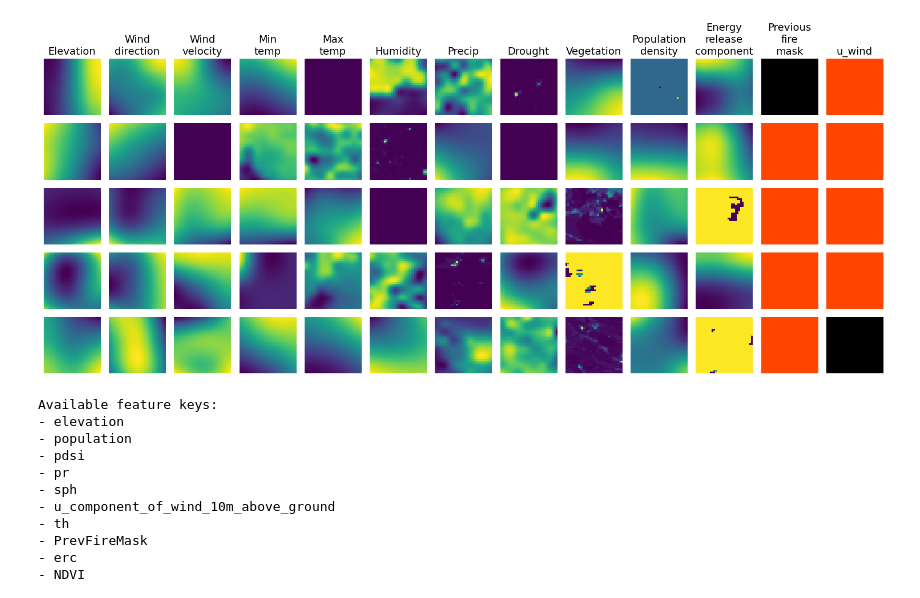
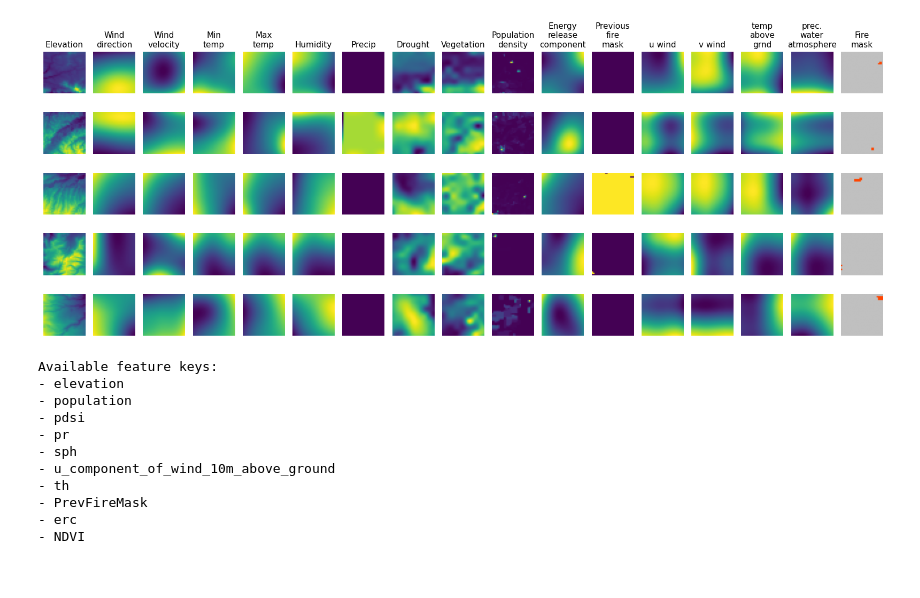
Before and after one commit to szeng7/cvse-wildfire, a Jupyter notebook: test.ipynb, the cells around one changed output. Drawn from its saved outputs; the diff is of its cells as text; code cells hidden in the pictures; blank space fills up the shorter version.

```diff
--- a/test.ipynb
+++ b/test.ipynb
@@ -332,47 +373,59 @@ TensorShape([100, 32, 32, 12])
 # %%
+import matplotlib.pyplot as plt
+from matplotlib import colors
+import numpy as np
+
+#sample a batch
+inputs, labels = next(iter(dataset))
+
+#plot
 TITLES = [
-  'Elevation',
-  'Wind\ndirection',
-  'Wind\nvelocity',
-  'Min\ntemp',
-  'Max\ntemp',
-  'Humidity',
-  'Precip',
-  'Drought',
-  'Vegetation',
-  'Population\ndensity',
-  'Energy\nrelease\ncomponent',
-  'Previous\nfire\nmask',
-  'u_wind',
-  'v_wind',
-  'temp_above_grnd',
-  'prec_water_atmospher',
-  'Fire\nmask',
+    'Elevation',
+    'Wind\ndirection',
+    'Wind\nvelocity',
+    'Min\ntemp',
+    'Max\ntemp',
+    'Humidity',
+    'Precip',
+    'Drought',
+    'Vegetation',
+    'Population\ndensity',
+    'Energy\nrelease\ncomponent',
+    'Previous\nfire\nmask',
+    'u wind',
+    'v wind',
+    'temp\nabove\ngrnd',
+    'prec.\nwater\natmosphere',
+    'Fire\nmask'
 ]
-n_rows = 5
-n_features = inputs.shape[3]
+
 CMAP = colors.ListedColormap(['black', 'silver', 'orangered'])
 BOUNDS = [-1, -0.1, 0.001, 1]
 NORM = colors.BoundaryNorm(BOUNDS, CMAP.N)
-keys = INPUT_FEATURES
 
-fig = plt.figure(figsize=(15,6.5))
+n_rows = 5
+n_inputs = inputs.shape[-1]
+fig = plt.figure(figsize=(16, 6.5))
 
 for i in range(n_rows):
-  for j in range(n_features + 1):
-    plt.subplot(n_rows, n_features + 1, i * (n_features + 1) + j + 1)
-    if i == 0:
-      plt.title(TITLES[j], fontsize=13)
-    if j < n_features - 1:
-      plt.imshow(inputs[i, :, :, j], cmap='viridis')
-    if j == n_features - 1:
-      plt.imshow(inputs[i, :, :, -1], cmap=CMAP, norm=NORM)
-    if j == n_features:
-      plt.imshow(labels[i, :, :, 0], cmap=CMAP, norm=NORM)
-    plt.axis('off')
+    for j in range(n_inputs + 1):  #16 input channels, 1 output channel
+        plt.subplot(n_rows, n_inputs + 1, i * (n_inputs + 1) + j + 1)
+
+        #titles for top
+        if i == 0:
+            plt.title(TITLES[j], fontsize=11)
+
+        if j < n_inputs:
+            plt.imshow(inputs[i, :, :, j], cmap='viridis')
+        else:
+            plt.imshow(labels[i, :, :, 0], cmap=CMAP, norm=NORM)
+
+        plt.axis('off')
+
 plt.tight_layout()
+plt.show()
 # %% [output]
-[figure, old version]
+[figure, new version]
 # %%
 raw_dataset = tf.data.TFRecordDataset("./data/data_full_train__000.tfrecord")
 
```
Also changed, not shown: parts of 4 cells of this notebook, 9 other files.
